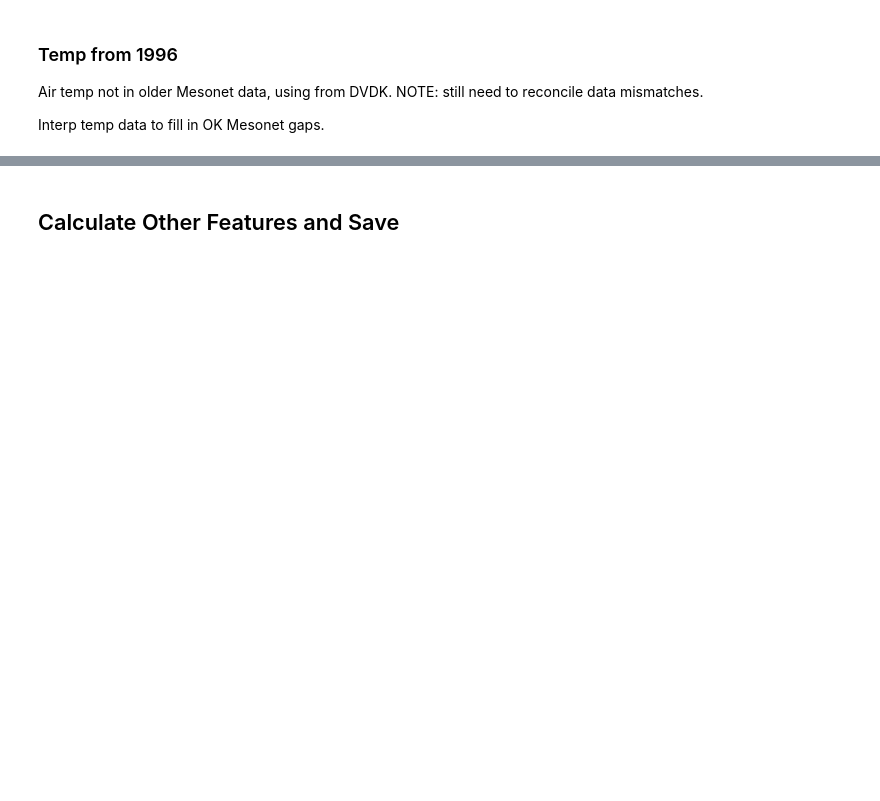
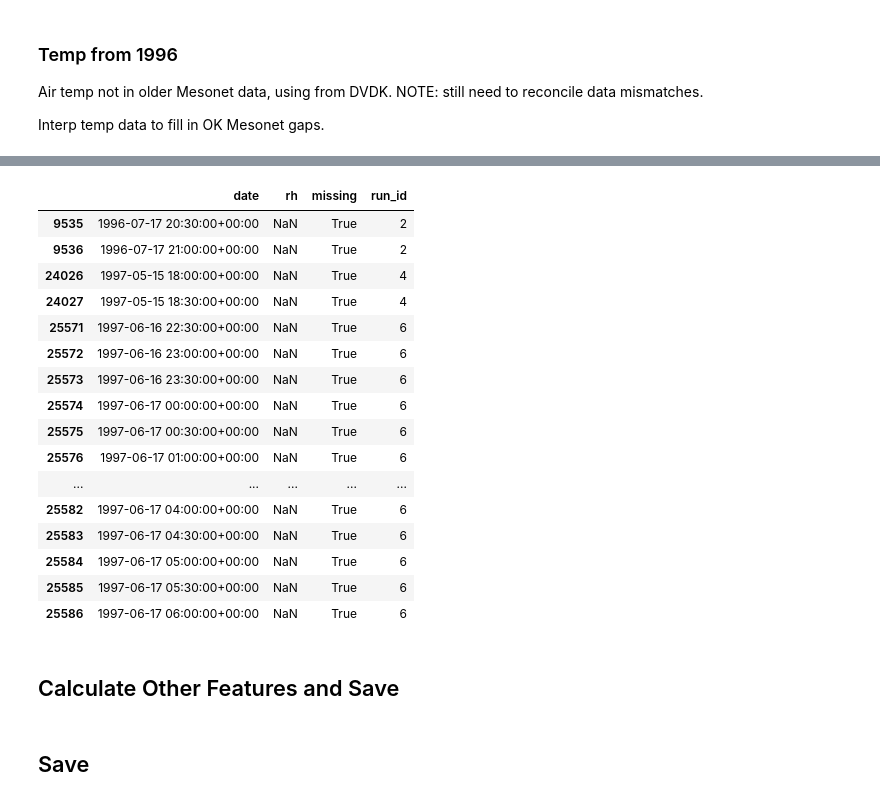
Before and after one commit to jh-206/fmc_transfer, a Jupyter notebook: ok_mesonet.ipynb, the cells around one changed output, grey strips where cells are left out. Cells and saved outputs as stored; diff of their text form; code cells hidden in the pictures; blank space fills up the shorter version.

```diff
--- a/ok_mesonet.ipynb
+++ b/ok_mesonet.ipynb
@@ -199,0 +241,11 @@ df.reset_index(inplace=True)
+# %%
+t0 = dweather.date.min()
+df2=df[df.date>=t0]
+print(f"Total observation times: {df2.shape[0]}")
+print(f"Total missing values by variable")
+print(f"    Missing date: {df2.date.isna().sum()}")
+print(f"    Missing rh: {df2.rh.isna().sum()}")
+print(f"    Missing temp: {df2.temp.isna().sum()}")
+print(f"    Missing wind: {df2.wind.isna().sum()}")
+print(f"    Missing solar: {df2.solar.isna().sum()}")
+print(f"    Missing rain: {df2.rain.isna().sum()}")
@@ -200,3 +261,30 @@ df.reset_index(inplace=True)
+# %%
+missing = df.rh.isna()
+# get ids of missing to check if consecutive run
+run_id = (missing != missing.shift()).cumsum()
+# %%
+tmp = df2[['date','rh']].copy()
+tmp['missing'] = missing
+tmp['run_id'] = run_id
+tmp[tmp['missing']].head(20)
+# %% [output]
+|  | date | rh | missing | run_id |
+| 9535 | 1996-07-17 20:30:00+00:00 | NaN | True | 2 |
+| 9536 | 1996-07-17 21:00:00+00:00 | NaN | True | 2 |
+| 24026 | 1997-05-15 18:00:00+00:00 | NaN | True | 4 |
+| 24027 | 1997-05-15 18:30:00+00:00 | NaN | True | 4 |
+| 25571 | 1997-06-16 22:30:00+00:00 | NaN | True | 6 |
+| 25572 | 1997-06-16 23:00:00+00:00 | NaN | True | 6 |
+| 25573 | 1997-06-16 23:30:00+00:00 | NaN | True | 6 |
+| 25574 | 1997-06-17 00:00:00+00:00 | NaN | True | 6 |
+| 25575 | 1997-06-17 00:30:00+00:00 | NaN | True | 6 |
+| 25576 | 1997-06-17 01:00:00+00:00 | NaN | True | 6 |
+| ... | ... | ... | ... | ... |
+| 25582 | 1997-06-17 04:00:00+00:00 | NaN | True | 6 |
+| 25583 | 1997-06-17 04:30:00+00:00 | NaN | True | 6 |
+| 25584 | 1997-06-17 05:00:00+00:00 | NaN | True | 6 |
+| 25585 | 1997-06-17 05:30:00+00:00 | NaN | True | 6 |
+| 25586 | 1997-06-17 06:00:00+00:00 | NaN | True | 6 |
 # %% [markdown]
 ## Calculate Other Features and Save
 # %%
@@ -216,6 +304,8 @@ Ew = 0.618 * rh**0.753 + 0.000454 * np.exp(0.1 * rh) + 0.18 * (21.1 + 273.15 - t
 
 df["Ed"] = Ed
 df["Ew"] = Ew
+# %% [markdown]
+## Save
 # %%
 df['date'] = df['date'].dt.tz_localize(None)
 df.to_excel("data/processed_data/mesonet.xlsx")
```
Also changed, not shown: parts of 11 cells of this notebook, 3 other files.
